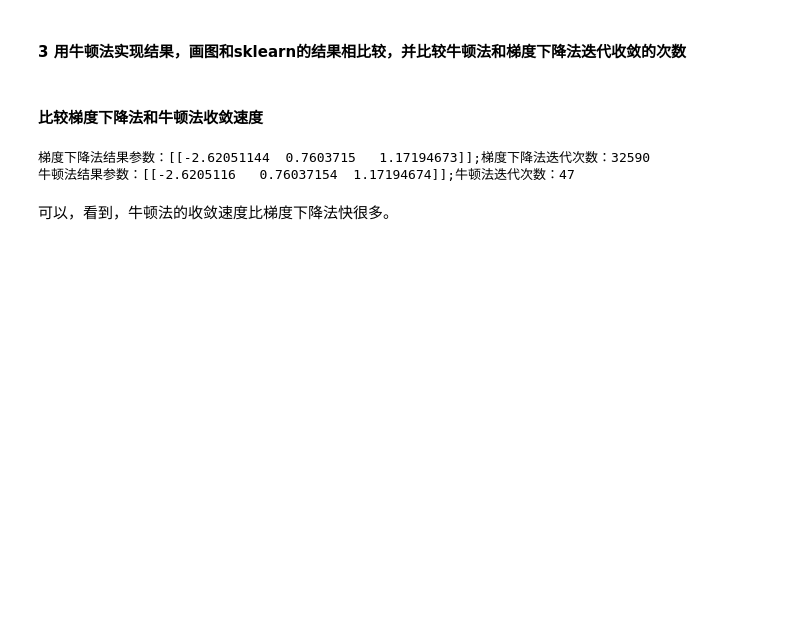
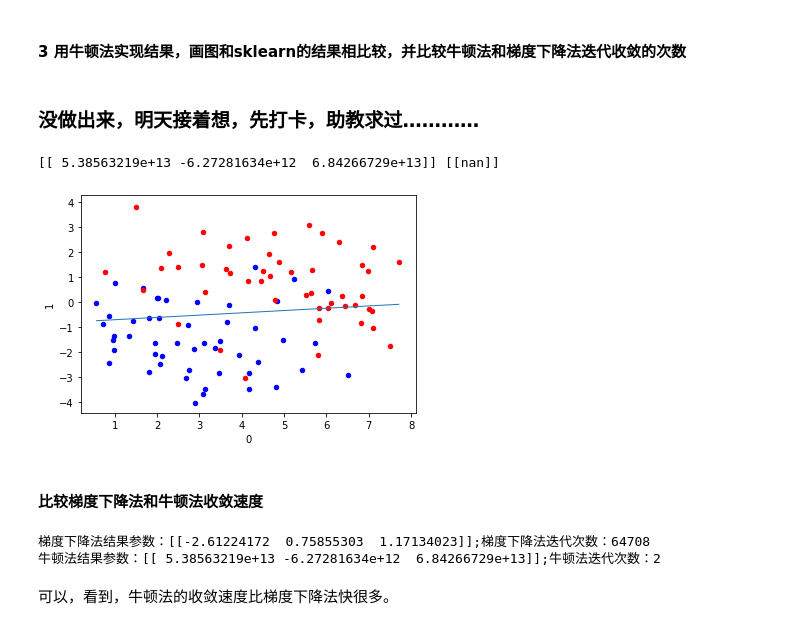
Before and after one commit to yui0907/ml_reviews, a Jupyter notebook: task2_Logistic_regression.ipynb, the cells around one changed output. Saved outputs shown, nothing was run; the diff lists cells and outputs as text; code cells hidden in the pictures; blank space fills up the shorter version.

```diff
--- a/task2_Logistic_regression.ipynb
+++ b/task2_Logistic_regression.ipynb
@@ -391,49 +479,65 @@ plt.plot(_xs, _ys, lw=1)
 # %% [markdown]
 #### 3 用牛顿法实现结果，画图和sklearn的结果相比较，并比较牛顿法和梯度下降法迭代收敛的次数
+# %% [markdown]
+###  没做出来，明天接着想，先打卡，助教求过…………
 # %%
 class LGR_NT():
     def __init__(self):
         self.w = None
         self.n_iters = None
     def fit(self,X,y,loss = 1e-10): # 判断是否收敛的条件为1e-10
         y = y.reshape(-1,1) #重塑y值的维度以便矩阵运算
         [m,d] = np.shape(X) #自变量的维度
         self.w = np.zeros((1,d)) #将参数的初始值定为0
         tol = 1e5
         n_iters =0
+        tol_b = 0
         Hessian = np.zeros((d,d))
-        while tol > loss:
-            zs = X.dot(self.w.T)
-            h_f = 1 / (1 + np.exp(-zs))
-            grad = np.mean(X*(y - h_f),axis=0)
-            for i in range(d):
-                for j in range(d):
-                    if j>=i:
-                        Hessian[i][j] = np.mean(h_f*(h_f-1)*X[:,i]*X[:,j]) #更新海森矩阵中的值
-                    else:
-                        Hessian[i][j] = Hessian[j][i] #按海森矩阵的性质，对称点可直接得出结果
-            theta = self.w - np.linalg.inv(Hessian).dot(grad)
-            tol = np.sum(np.abs(theta - self.w))
-            self.w = theta
+
+        #============================= show me your code =======================
+        while abs(tol-tol_b) > loss  : #设置收敛条件
+            tol_b = tol
+            h = sigmoid(np.dot(X,self.w.T))
+            delta =(1/m) * np.dot((h-y).T,X)
+            Hessian = (1/m)*X.T.dot(np.dot(h.dot((1-h).T),X))
             n_iters += 1
-        self.w = theta
+            self.w = self.w -np.dot(delta,np.linalg.inv(Hessian))
+            tol = (-1/m)*(np.dot(y.T,np.log(h))+np.dot((1-y).T,np.log(1-h))) ##+ (lam/(2*m))*np.dot(self.w,self.w.T) 对数损失
+            #tol = np.sum(np.power(h-y, 2)) / (2 * m)
+        print(self.w,tol)
+        #============================= show me your code =======================
+
         self.n_iters = n_iters
+
+
     def predict(self, X):
         # 用已经拟合的参数值预测新自变量
         y_pred = X.dot(self.w)
         return y_pred
 
 if __name__ == "__main__":
     lgr_nt = LGR_NT()
     lgr_nt.fit(Xs,ys)
+
+    ax = plt.axes()
+
+    df_X.query('label == 0').plot.scatter(x=0, y=1, ax=ax, color='blue')
+    df_X.query('label == 1').plot.scatter(x=0, y=1, ax=ax, color='red')
+
+    _xs = np.array([np.min(Xs[:,1]), np.max(Xs[:,1])])
+    _ys = (lgr_nt.w[0][0] + lgr_nt.w[0][1] * _xs) / (- lgr_nt.w[0][2])
+    plt.plot(_xs, _ys, lw=1)
+# %% [output]
+[[ 5.38563219e+13 -6.27281634e+12  6.84266729e+13]] [[nan]]
+[figure, added]
 # %% [markdown]
 #### 比较梯度下降法和牛顿法收敛速度
 # %%
-print("梯度下降法结果参数：%s;梯度下降法迭代次数：%s" %(lgr_gd.w,lgr_gd.n_iters))
+print("梯度下降法结果参数：%s;梯度下降法迭代次数：%s" %(lr_gd.w,lr_gd.n_iters))
 print("牛顿法结果参数：%s;牛顿法迭代次数：%s" %(lgr_nt.w,lgr_nt.n_iters))
 # %% [output]
-梯度下降法结果参数：[[-2.62051144  0.7603715   1.17194673]];梯度下降法迭代次数：32590
-牛顿法结果参数：[[-2.6205116   0.76037154  1.17194674]];牛顿法迭代次数：47
+梯度下降法结果参数：[[-2.61224172  0.75855303  1.17134023]];梯度下降法迭代次数：64708
+牛顿法结果参数：[[ 5.38563219e+13 -6.27281634e+12  6.84266729e+13]];牛顿法迭代次数：2
 # %% [markdown]
 可以，看到，牛顿法的收敛速度比梯度下降法快很多。
 # %% [markdown]
```
Also changed, not shown: parts of 44 cells of this notebook.
